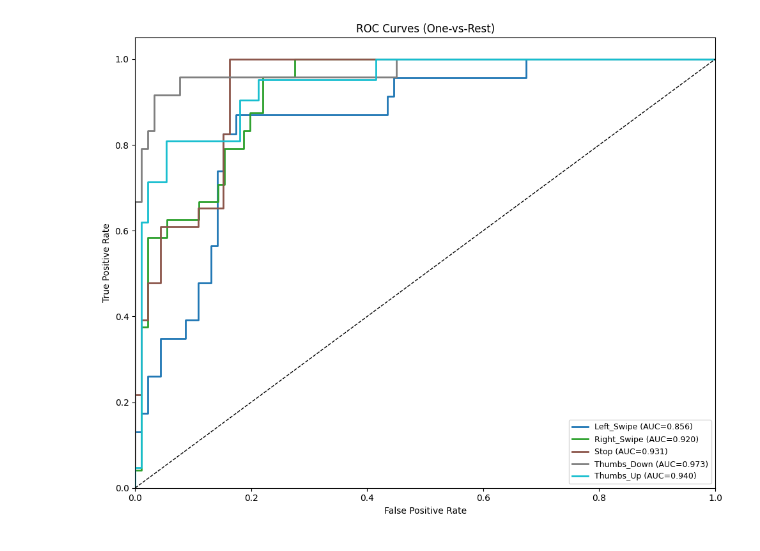
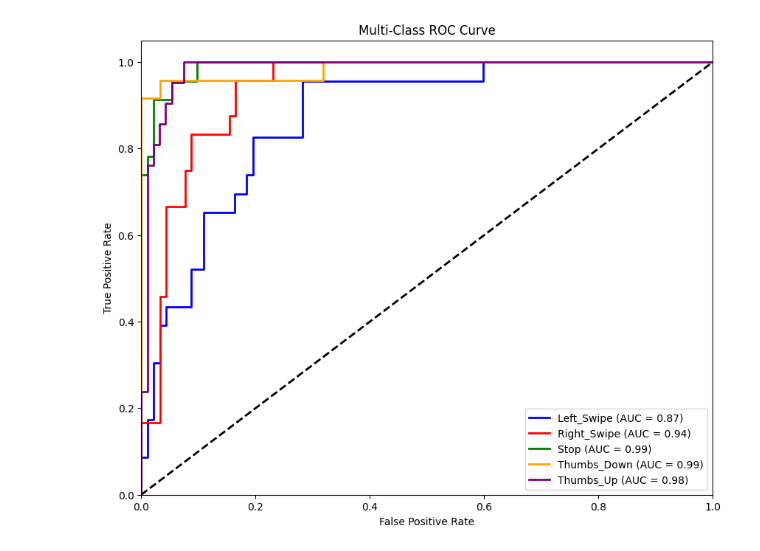
Before and after one commit to rahmamohax/Geasture-Recognition, a Jupyter notebook: mobilenet_transfer.ipynb, the cells around one changed output. Drawn from its saved outputs; the diff is of its cells as text; code cells hidden in the pictures.

```diff
--- a/mobilenet_transfer.ipynb
+++ b/mobilenet_transfer.ipynb
@@ -66,24 +93,30 @@ Classes: 5
 # %%
-# 3. Build Model
+# 3. Build Model (MobileNetV2 Transfer)
+# ==========================================
 def build_mobilenet_transfer_model():
-    inputs = layers.Input(shape=(30, 64, 64, 3))
+    # Input: (30 frames, 64x64 images, 3 channels)
+    inputs = layers.Input(shape=(NUM_FRAMES, 64, 64, 3))
 
-    x = layers.TimeDistributed(layers.Resizing(128, 128))(inputs)
-
+    # Preprocessing: Resize 64->128, Rescale 0..1 -> -1..1
+    x = layers.TimeDistributed(layers.Resizing(IMG_SIZE, IMG_SIZE))(inputs)
     x = layers.TimeDistributed(layers.Rescaling(2.0, offset=-1.0))(x)
 
-    # 3. MobileNetV2 Base
+    # MobileNetV2 Base (Frozen)
     base_model = applications.MobileNetV2(
         include_top=False,
         weights='imagenet',
-        input_shape=(128, 128, 3),
-        pooling='avg'
+        input_shape=(IMG_SIZE, IMG_SIZE, 3),
+        pooling='avg' # Flattens output to (1280,) per frame
     )
     base_model.trainable = False
 
+    # Apply to all frames
     x = layers.TimeDistributed(base_model)(x)
+
+    # Aggregate features (Average across 30 frames)
     x = layers.GlobalAveragePooling1D()(x)
 
+    # Classifier Head
     x = layers.Dense(256, activation="relu")(x)
     x = layers.Dropout(0.3)(x)
     outputs = layers.Dense(num_classes, activation="softmax")(x)
@@ -178,67 +304,24 @@ Test Accuracy: 63.48%
 # %%
-# 6. ROC Curve + AUC (Test Set)
-import numpy as np
-import matplotlib.pyplot as plt
+# ROC & AUC
+y_true_bin = label_binarize(y_true, classes=range(num_classes))
+fpr = dict()
+tpr = dict()
+roc_auc = dict()
 
-from sklearn.preprocessing import label_binarize
-from sklearn.metrics import roc_curve, auc
+plt.figure(figsize=(10, 8))
+colors = cycle(['blue', 'red', 'green', 'orange', 'purple'])
 
-print("Generating predicted probabilities for ROC/AUC...")
+for i, color in zip(range(num_classes), colors):
+    fpr[i], tpr[i], _ = roc_curve(y_true_bin[:, i], y_probs[:, i])
+    roc_auc[i] = auc(fpr[i], tpr[i])
+    plt.plot(fpr[i], tpr[i], color=color, lw=2, label=f'{class_names[i]} (AUC = {roc_auc[i]:.2f})')
 
-y_true = []
-y_score = []
-
-for videos, labels in test_ds:
-    probs = model.predict(videos, verbose=0)  # softmax probabilities
-    y_true.extend(labels.numpy())
-    y_score.append(probs)
-
-y_true = np.array(y_true)
-y_score = np.concatenate(y_score, axis=0) if len(y_score) else np.zeros((0, num_classes), dtype=np.float32)
-
-label_to_name = (
-    df[["label", "gesture"]]
-    .drop_duplicates()
-    .sort_values("label")
-    .set_index("label")["gesture"]
-    .to_dict()
-)
-class_names = [label_to_name[i] for i in range(num_classes)]
-
-Y = label_binarize(y_true, classes=list(range(num_classes)))
-
-fpr, tpr, roc_auc = {}, {}, {}
-
-# Per-class ROC + AUC
-for i in range(num_classes):
-    fpr[i], tpr[i], _ = roc_curve(Y[:, i], y_score[:, i])
-    roc_auc[i] = auc(fpr[i], tpr[i])
-
-
-print("\nAUC (per class):")
-for i, name in enumerate(class_names):
-    print(f"- {name}: {roc_auc[i]:.4f}")
-
-# Plot ROC curves
-plt.figure(figsize=(10, 8))
-
-colors = plt.cm.get_cmap("tab10", num_classes)
-for i, name in enumerate(class_names):
-    plt.plot(
-        fpr[i],
-        tpr[i],
-        color=colors(i),
-        linewidth=2,
-        label=f"{name} (AUC={roc_auc[i]:.3f})",
-    )
-
-plt.plot([0, 1], [0, 1], "k--", linewidth=1)
+plt.plot([0, 1], [0, 1], 'k--', lw=2)
 plt.xlim([0.0, 1.0])
 plt.ylim([0.0, 1.05])
-plt.xlabel("False Positive Rate")
-plt.ylabel("True Positive Rate")
-plt.title("ROC Curves (One-vs-Rest)")
-plt.legend(loc="lower right", fontsize=9)
-plt.tight_layout()
+plt.xlabel('False Positive Rate')
+plt.ylabel('True Positive Rate')
+plt.title('Multi-Class ROC Curve')
+plt.legend(loc="lower right")
 plt.show()
 # %% [output]
@@ -253 +328 @@ AUC (per class):
-[figure, old version]
+[figure, new version]
```
Also changed, not shown: parts of 14 cells of this notebook.
